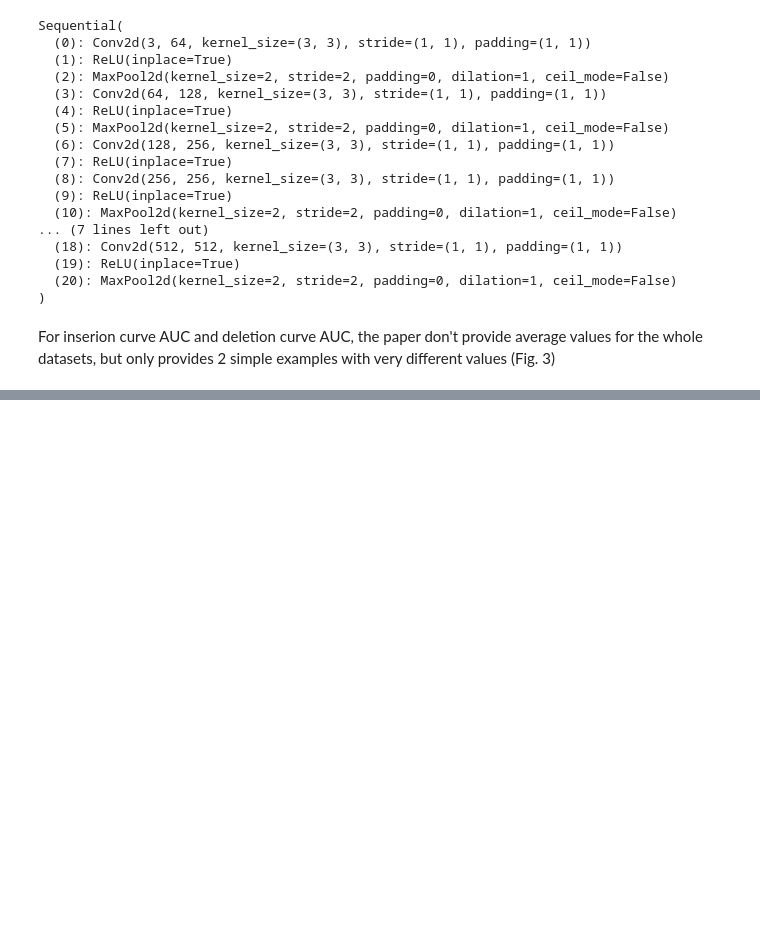
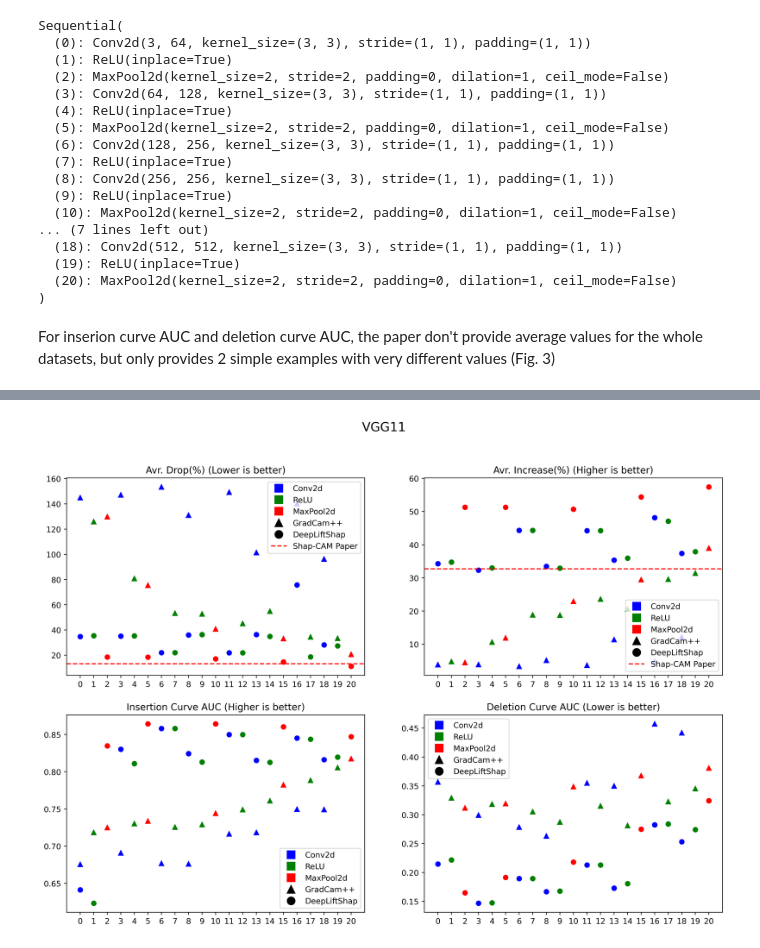
Before and after one commit to liuktc/ML4CV_XAI, a Jupyter notebook: plots/plots.ipynb, the cells around one changed output, grey strips where cells are left out. Drawn from its saved outputs; the diff is of its cells as text; code cells hidden in the pictures; blank space fills up the shorter version.

Commit message:
plots and organization

```diff
--- a/plots/plots.ipynb
+++ b/plots/plots.ipynb
@@ -110,0 +68,44 @@ plt.legend()
+# %%
+import matplotlib.pyplot as plt
+import matplotlib.lines as mlines
+
+color_for_layers = ['b', 'g', 'r', 'c', 'm', 'y', 'k']
+shape_for_methods = {"GradCam++": "^","DeepLiftShap": "o"}  # Define shape mapping
+metrics = [avg_drop, increase, insertion_curve_AUC, deletion_curve_AUC]
+titles = ['Avr. Drop(%) (Lower is better)', 'Avr. Increase(%) (Higher is better)', 'Insertion Curve AUC (Higher is better)', 'Deletion Curve AUC (Lower is better)']
+plt.figure(figsize=(15,10), dpi=400)
+plt.tight_layout()
+plt.suptitle('VGG11', fontsize=16)
+
+for i, metric in enumerate([avg_drop, increase, insertion_curve_AUC, deletion_curve_AUC]):
+    plt.subplot(2,2,i+1)
+    for index, layer_type in enumerate(layer_types):
+        indices = [i for i, layer in enumerate(layers) if model.features[int(layer.split(".")[-1])].__class__.__name__ == layer_type]
+        color = color_for_layers[index]
+        for method in methods:
+            plt.plot(indices, [metric[method][i] for i in indices], "o" if method == "_DeepLiftShap" else "^", label=layer_type, color=color)
+
+    plt.xticks(range(len(layers)))
+
+    # Create color legend (Layer Types)
+    color_legend = [mlines.Line2D([], [], color=color, marker='s', linestyle='None', markersize=10, label=layer)
+                    for color, layer in zip(color_for_layers, layer_types)]
+
+    # Create shape legend (Methods)
+    shape_legend = [mlines.Line2D([], [], color='black', marker=shape, linestyle='None', markersize=10, label=method)
+                    for method, shape in shape_for_methods.items()]
+
+    if i == 0:
+        plt.axhline(y=PAPER_AVG_DROP, color='r', linestyle='--', label='Shap-CAM Paper')
+    if i == 1:
+        plt.axhline(y=PAPER_INCREASE, color='r', linestyle='--', label='Shap-CAM Paper')
+
+    if i == 0 or i == 1:
+        shape_legend.append(mlines.Line2D([], [], color='r', marker='', linestyle='--', markersize=10, label='Shap-CAM Paper'))
+
+    plt.title(titles[i])
+    plt.legend(handles=color_legend + shape_legend)
+
+plt.savefig('results.pdf', dpi=400, bbox_inches='tight')
+# %% [output]
+[figure, added]
```
Also changed, not shown: parts of 3 cells of this notebook, 9 other files.
